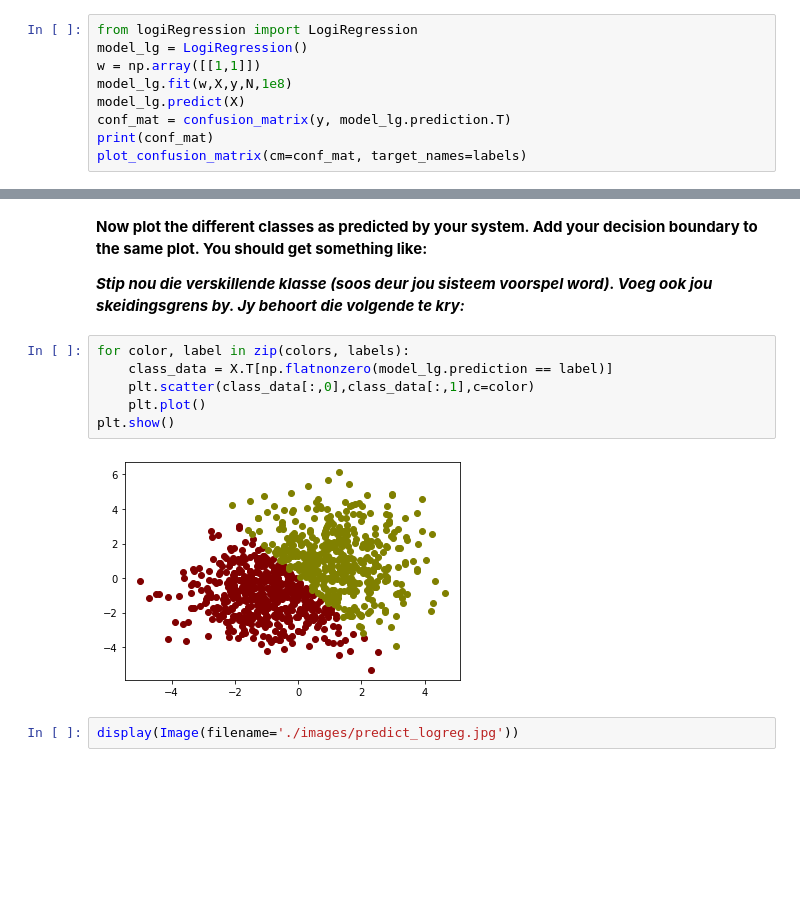
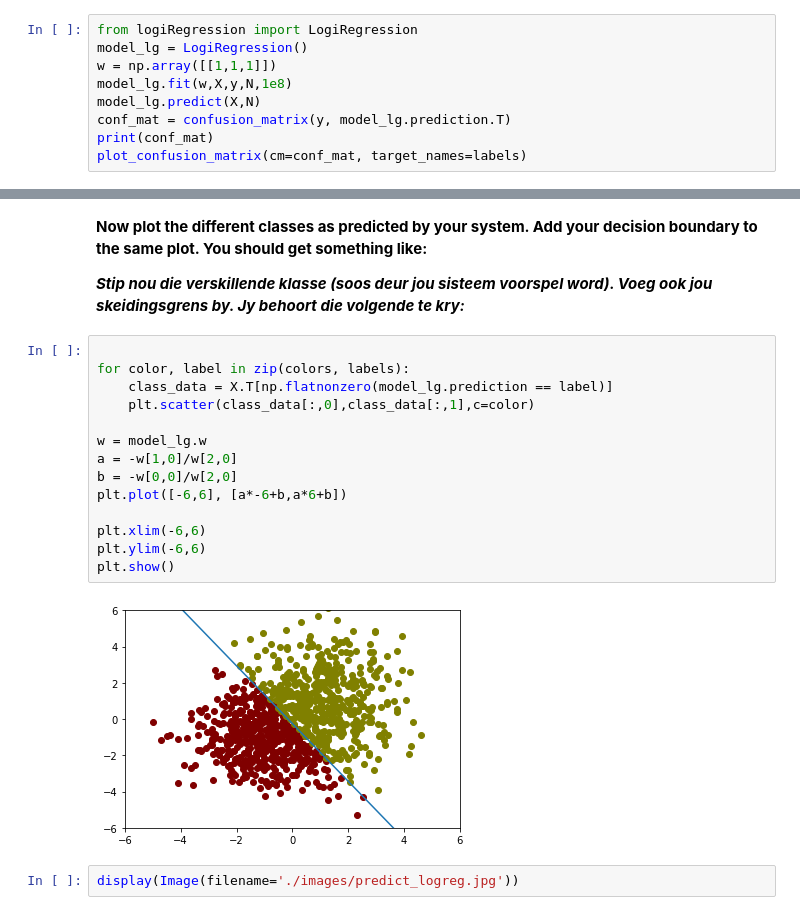
Before and after one commit to 21617066/Ass2, a Jupyter notebook: assign2_new.ipynb, the cells around one changed output, grey strips where cells are left out. Cells and saved outputs as stored; diff of their text form; blank space fills up the shorter version.

```diff
--- a/assign2_new.ipynb
+++ b/assign2_new.ipynb
@@ -211,9 +211,9 @@ plt.show()
 # %%
 from logiRegression import LogiRegression
 model_lg = LogiRegression()
-w = np.array([[1,1]])
+w = np.array([[1,1,1]])
 model_lg.fit(w,X,y,N,1e8)
-model_lg.predict(X)
+model_lg.predict(X,N)
 conf_mat = confusion_matrix(y, model_lg.prediction.T)
 print(conf_mat)
 plot_confusion_matrix(cm=conf_mat, target_names=labels)
@@ -245,13 +245,21 @@ display(Image(filename='./images/conf_mat_logreg.jpg'))
 
 **_Stip nou die verskillende klasse (soos deur jou sisteem voorspel word). Voeg ook jou skeidingsgrens by. Jy behoort die volgende te kry:_**
 # %%
+
 for color, label in zip(colors, labels):
     class_data = X.T[np.flatnonzero(model_lg.prediction == label)]
     plt.scatter(class_data[:,0],class_data[:,1],c=color)
-    plt.plot()
+
+w = model_lg.w
+a = -w[1,0]/w[2,0]
+b = -w[0,0]/w[2,0]
+plt.plot([-6,6], [a*-6+b,a*6+b])
+
+plt.xlim(-6,6)
+plt.ylim(-6,6)
 plt.show()
 # %% [output]
-[figure, old version]
+[figure, new version]
 # %%
 display(Image(filename='./images/predict_logreg.jpg'))
 # %% [output]
```
Also changed, not shown: parts of 1 cell of this notebook, 1 other file.
